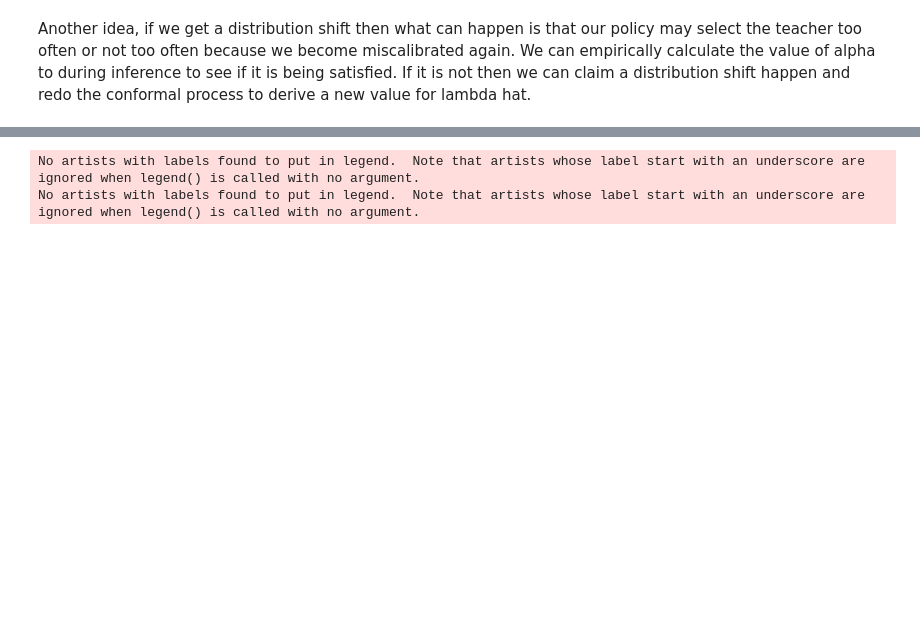
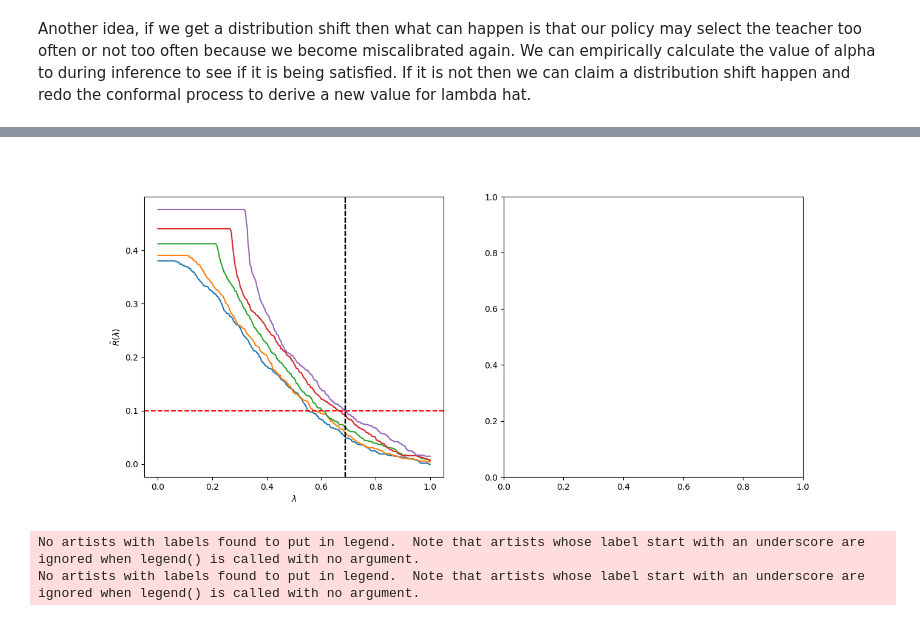
Before and after one commit to Geffen-Cooper/conformal, a Jupyter notebook: tutorial.ipynb, the cells around one changed output, grey strips where cells are left out. Drawn from its saved outputs; the diff is of its cells as text; code cells hidden in the pictures; blank space fills up the shorter version.

```diff
--- a/tutorial.ipynb
+++ b/tutorial.ipynb
@@ -252,0 +191,3 @@ Error:
+# %%
+v,i=torch.max(clean_preds128,dim=1)
+v2,i2=torch.max(clean_preds128+noise,dim=1)
@@ -253,3 +206,90 @@ Error:
+# %%
+%matplotlib widget
+# plot risk for different lambdas
+import matplotlib.pyplot as plt
+import numpy as np
+
+
+y_ = []
+alpha= 0.1
+lams = np.linspace(0,1,500)
+
+deltas = [0,2,4,5,6]
+y = [[] for i in range(len(deltas))]
+lam_threshs = [[] for i in range(len(deltas))]
+lam_hats = []
+
+for i,delta in enumerate(deltas):
+    if delta > 0:
+        noise = torch.rand(clean_preds.shape)-0.5
+        noise128 = torch.rand(clean_preds128.shape)-0.5
+        norms = torch.norm(noise,dim=1)*(1/delta)
+        norms128 = torch.norm(noise128,dim=1)*(1/delta)
+        noise /= norms[:,None]
+        noise128 /= norms128[:,None]
+        student_confs,student_decs = torch.max(clean_preds128+noise128,dim=1)
+        teacher_confs,teacher_decs = torch.max(clean_preds+noise,dim=1)
+    else:
+        student_confs,student_decs = torch.max(clean_preds128,dim=1)
+        teacher_confs,teacher_decs = torch.max(clean_preds,dim=1)
+
+
+    student_cal_scores = student_confs[cal_idxs]
+    student_cal_preds = student_decs[cal_idxs]
+    teacher_cal_preds = teacher_decs[cal_idxs]
+
+    def zo_loss(p_pred_set,t_pred_set):
+        return (p_pred_set != t_pred_set).float().mean()
+    def lamhat_threshold(lam):
+        p_set = (student_cal_scores >= lam)*student_cal_preds + (student_cal_scores < lam)*teacher_cal_preds
+        return zo_loss(p_set, teacher_cal_preds) - ((n+1)/n*alpha - 1/(n+1)) # why is this over n+1???
+
+
+    for lam in lams:
+        p_set = (student_cal_scores >= lam)*student_cal_preds + (student_cal_scores < lam)*teacher_cal_preds
+        p_set_ = (student_cal_scores_ >= lam)*student_cal_preds_ + (student_cal_scores_ < lam)*teacher_cal_preds_
+        y[i].append((p_set != teacher_cal_preds).float().mean())
+        # y_.append((p_set_ != teacher_cal_preds_).float().mean())
+        # lam_threshs[i].append(lamhat_threshold(lam))
+    lam_hats.append(brentq(lamhat_threshold, 0, 1))
+
+fig,ax = plt.subplots(1,2,figsize=(14,6))
+for i in range(len(deltas)):
+    ax[0].plot(lams,y[i],label=r"$\delta=$"+str(deltas[i]))
+    ax[0].axvline(lam_hats[i])
+    # ax[0].plot(lams,y_,label="corrupted data")
+ax[0].axhline(alpha,c="r",linestyle="--")
+# ax[0].axhline(0.2,c="r",linestyle="--")
+# ax[0].axhline(0.3,c="r",linestyle="--")
+ax[0].set_xlabel("$\lambda$")
+ax[0].set_ylabel("$\hat{R}(\lambda)$")
+
+# ax[1].plot(lams,lam_threshs)
+
+
+# if lamhat_threshold(0) <= 0 and lamhat_threshold(1) <= 0:
+#     lamhat = max(lamhat_threshold(0),lamhat_threshold(1),0)
+# elif lamhat_threshold(0) >= 0 and lamhat_threshold(1) >= 0:
+#     lamhat = max(lamhat_threshold(0),lamhat_threshold(1),1)
+# else:
+# for lth in lam_threshs:
+#     # lamhat = brentq(lth, 0, 1)
+#     ax[0].axvline(lam_hats[i],c='k',linestyle="--",label=r"$\alpha$ = 0.1")
+# alpha = 0.2
+# def lamhat_threshold(lam):
+#     p_set = (student_cal_scores >= lam)*student_cal_preds + (student_cal_scores < lam)*teacher_cal_preds
+#     return zo_loss(p_set, teacher_cal_preds) - ((n+1)/n*alpha - 1/(n+1)) # why is this over n+1???
+# lamhat = brentq(lamhat_threshold, 0, 1)
+# # ax[0].axvline(lamhat,c='k',linestyle="--",label=r"$\alpha$ = 0.2",alpha=0.5)
+# alpha = 0.3
+# def lamhat_threshold(lam):
+#     p_set = (student_cal_scores >= lam)*student_cal_preds + (student_cal_scores < lam)*teacher_cal_preds
+#     return zo_loss(p_set, teacher_cal_preds) - ((n+1)/n*alpha - 1/(n+1)) # why is this over n+1???
+# lamhat = brentq(lamhat_threshold, 0, 1)
+# ax[0].axvline(lamhat,c='k',linestyle="--",label=r"$\alpha$ = 0.3",alpha=0.25)
+# ax[0].legend()
+# %% [output]
+[figure, added]
 # %%
 alphas = np.linspace(0,1,20)
 lambdas = np.zeros(len(alphas))
```
Also changed, not shown: parts of 4 cells of this notebook, 1 other file.
